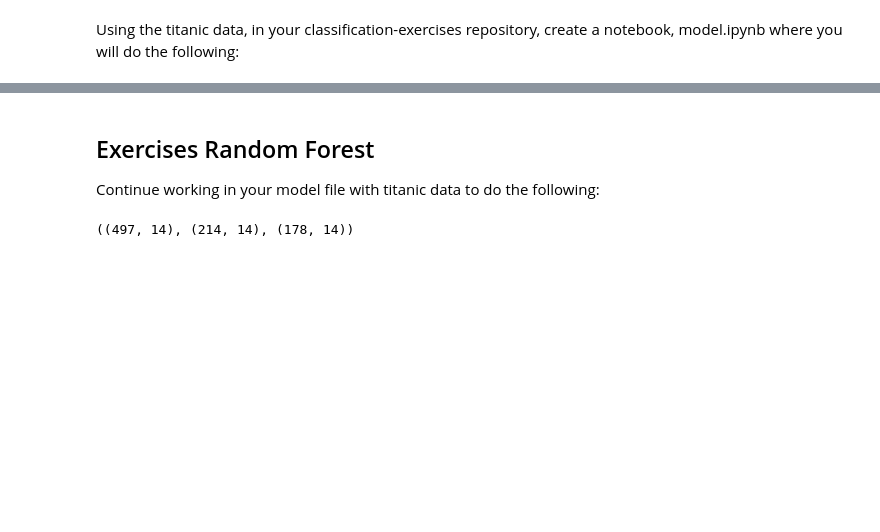
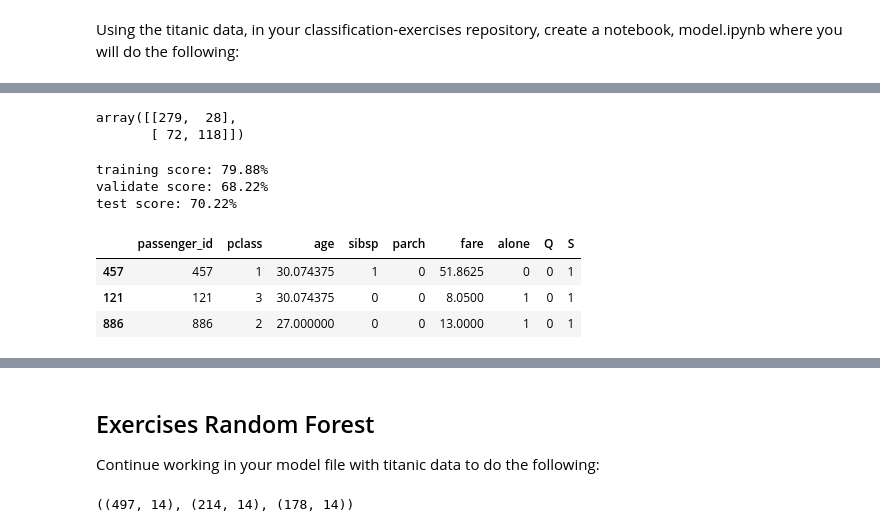
Before and after one commit to RobLMurphy92/classification-exercises, a Jupyter notebook: model.ipynb, the cells around one changed output, grey strips where cells are left out. Cells and saved outputs as stored; diff of their text form; code cells hidden in the pictures; blank space fills up the shorter version.

```diff
--- a/model.ipynb
+++ b/model.ipynb
@@ -51,3 +208,0 @@ train.sex[train.sex == 'female'] = 1
-# %%
-validate.sex[validate.sex == 'male'] = 0
-validate.sex[validate.sex == 'female'] = 1
@@ -74,0 +233,5 @@ DecisionTreeClassifier()
+# %%
+# create out df features and target.
+X_train, y_train = train.drop(columns=['survived','baseline_prediction','embarked', 'embark_town','class', 'sex']), train.survived
+X_validate, y_validate = validate.drop(columns=['survived','embarked', 'embark_town','class', 'sex']), validate.survived
+X_test, y_test = test.drop(columns= ['survived','embarked', 'embark_town','class', 'sex']), test.survived
@@ -74,0 +244,3 @@ DecisionTreeClassifier()
+# %%
+X_validate.sex[X_validate.sex == 'female'] = 0
+X_validate.sex[X_validate.sex == 'male'] = 1
@@ -74,0 +277,6 @@ DecisionTreeClassifier()
+# %%
+#Confusion Matix
+confusion_matrix(train.survived, train.prediction)
+# %% [output]
+array([[279,  28],
+       [ 72, 118]])
@@ -74,0 +285,15 @@ DecisionTreeClassifier()
+# %%
+print(f'training score: {model2.score(X_train, y_train):.2%}')
+print(f'validate score: {model2.score(X_validate, y_validate):.2%}')
+print(f'test score: {model2.score(X_test, y_test):.2%}')
+# %% [output]
+training score: 79.88%
+validate score: 68.22%
+test score: 70.22%
+# %%
+X_validate.head(3)
+# %% [output]
+|  | passenger_id | pclass | age | sibsp | parch | fare | alone | Q | S |
+| 457 | 457 | 1 | 30.074375 | 1 | 0 | 51.8625 | 0 | 0 | 1 |
+| 121 | 121 | 3 | 30.074375 | 0 | 0 | 8.0500 | 1 | 0 | 1 |
+| 886 | 886 | 2 | 27.000000 | 0 | 0 | 13.0000 | 1 | 0 | 1 |
```
Also changed, not shown: parts of 85 cells of this notebook.
